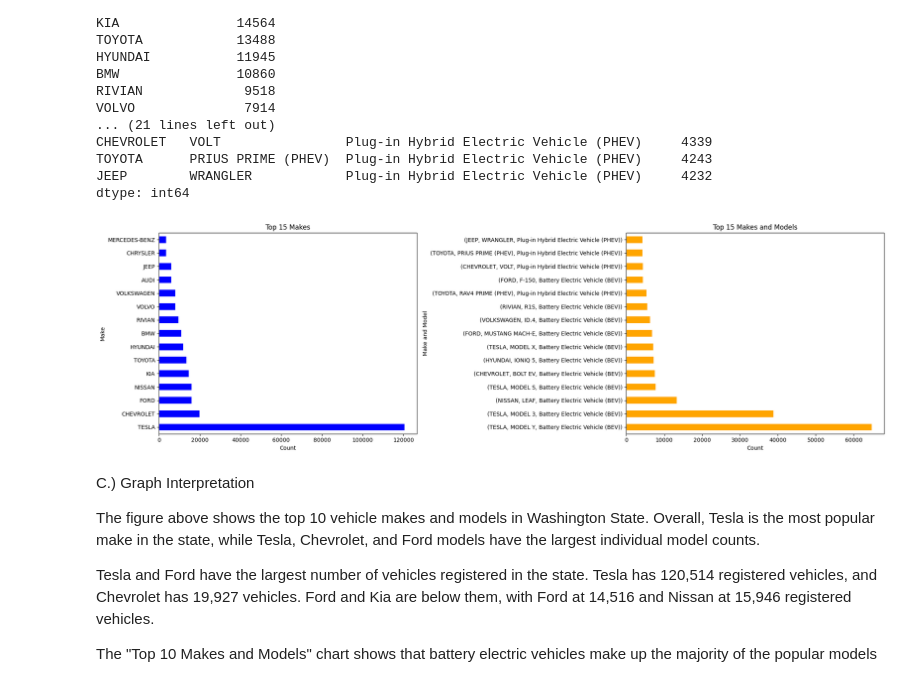
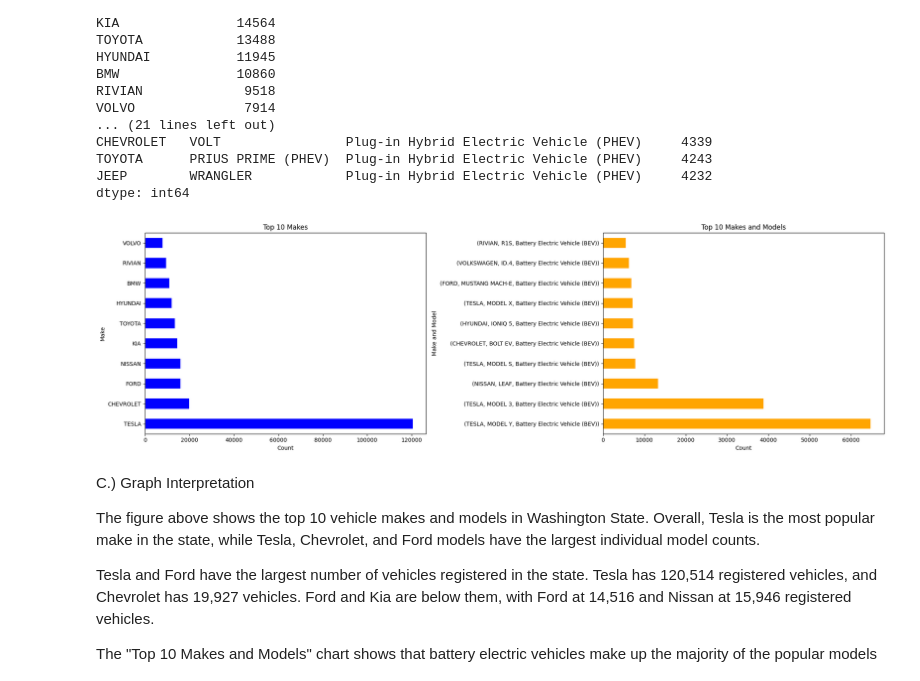
Before and after one commit to nriley09/COMP3800-Project-1-Submission, a Jupyter notebook: NRileyProject_1Submission.ipynb, the cells around one changed output. Cells and saved outputs as stored; diff of their text form; code cells hidden in the pictures.

```diff
--- a/NRileyProject_1Submission.ipynb
+++ b/NRileyProject_1Submission.ipynb
@@ -367,26 +367,26 @@ dtype: int64
 # %%
 #B.) Creates a graph to visualize the result
 
 #Creates a figure to plot bar chart data
 fig, axes = plt.subplots(1, 2, figsize=(20, 6))
 
 #Top 15 Makes
-make_count.plot(kind='barh', ax=axes[0], color='Blue') #Plots make data in a bar chart
+make_count.head(10).plot(kind='barh', ax=axes[0], color='Blue') #Plots make data in a bar chart
 axes[0].set_xlabel('Count') #Labels chart x axis
 axes[0].set_ylabel('Make') #Labels chart y axis
-axes[0].set_title('Top 15 Makes') #Labels chart title
+axes[0].set_title('Top 10 Makes') #Labels chart title
 
 #Top 15 Models
-make_model_count.plot(kind='barh', ax=axes[1], color='Orange') #Plots make and model data in a bar chart
+make_model_count.head(10).plot(kind='barh', ax=axes[1], color='Orange') #Plots make and model data in a bar chart
 axes[1].set_xlabel('Count') #Labels chart x axis
 axes[1].set_ylabel('Make and Model') #Labels chart y axis
-axes[1].set_title('Top 15 Makes and Models') #Labels chart title
+axes[1].set_title('Top 10 Makes and Models') #Labels chart title
 
 plt.tight_layout() #Adjusts spacing between subplots
 
 plt.show()
 # %% [output]
-[figure, old version]
+[figure, new version]
 # %% [markdown]
 C.) Graph Interpretation
 
```
Also changed, not shown: parts of 1 cell of this notebook.
